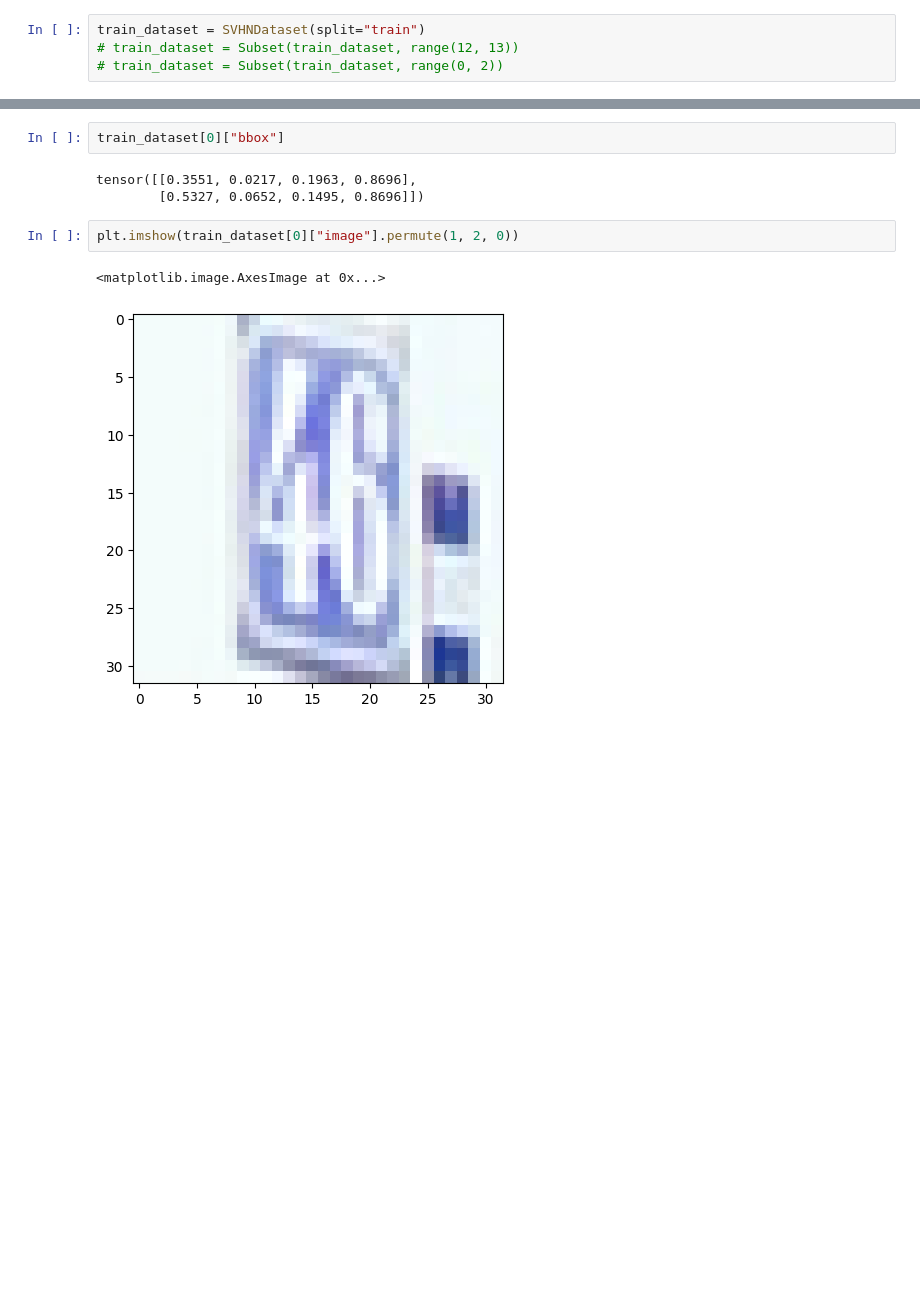
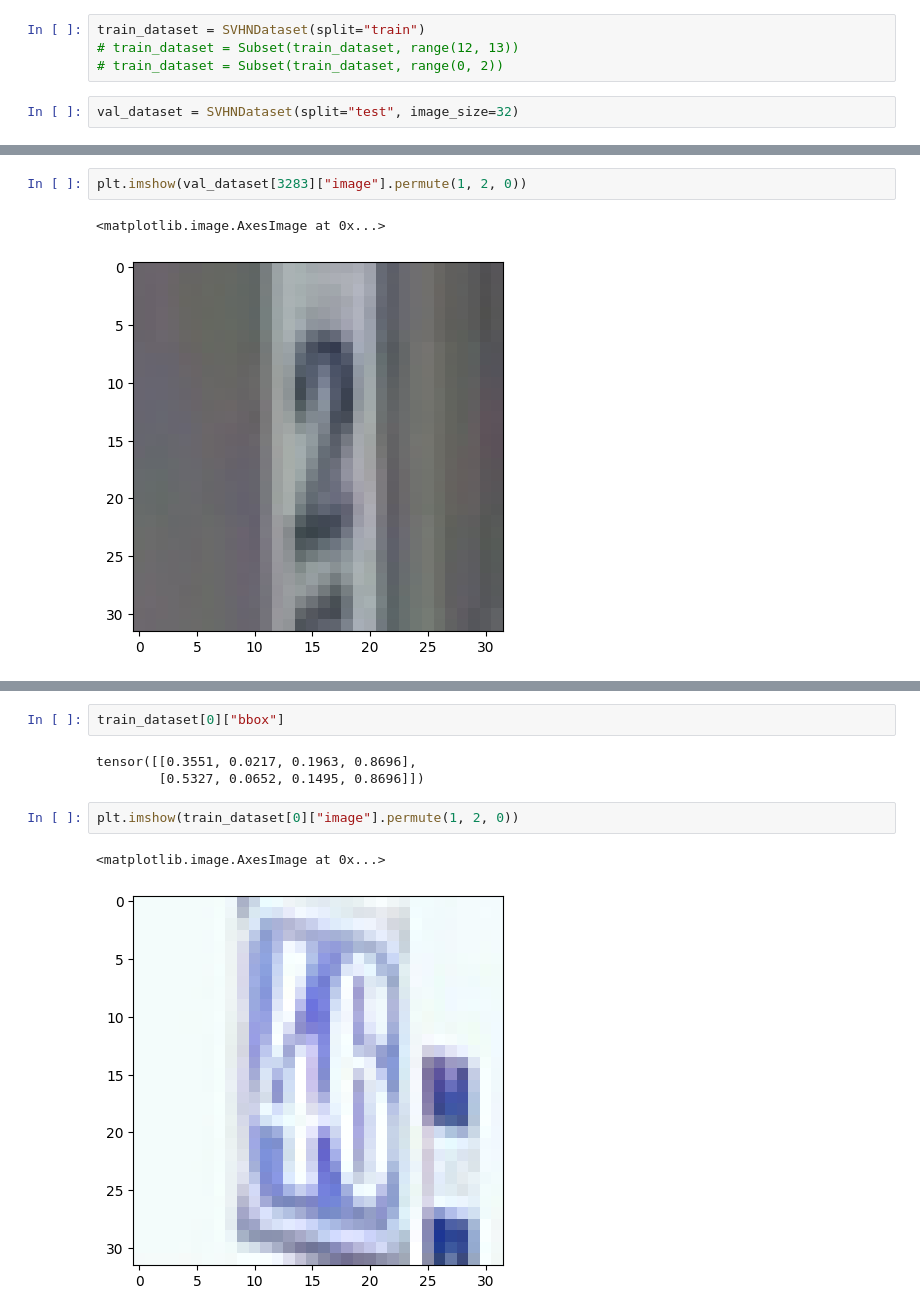
Before and after one commit to ericoericochen/mini-yolov3, a Jupyter notebook: train.ipynb, the cells around one changed output, grey strips where cells are left out. Saved outputs shown, nothing was run; the diff lists cells and outputs as text; blank space fills up the shorter version.

```diff
--- a/train.ipynb
+++ b/train.ipynb
@@ -18,3 +19,5 @@ from torchvision.ops import box_iou
 train_dataset = SVHNDataset(split="train")
 # train_dataset = Subset(train_dataset, range(12, 13))
 # train_dataset = Subset(train_dataset, range(0, 2))
+# %%
+val_dataset = SVHNDataset(split="test", image_size=32)
@@ -20,0 +45,5 @@ train_dataset = SVHNDataset(split="train")
+# %%
+plt.imshow(val_dataset[3283]["image"].permute(1, 2, 0))
+# %% [output]
+<matplotlib.image.AxesImage at 0x...>
+[figure, added]
```
Also changed, not shown: parts of 4 cells of this notebook, 5 other files.
